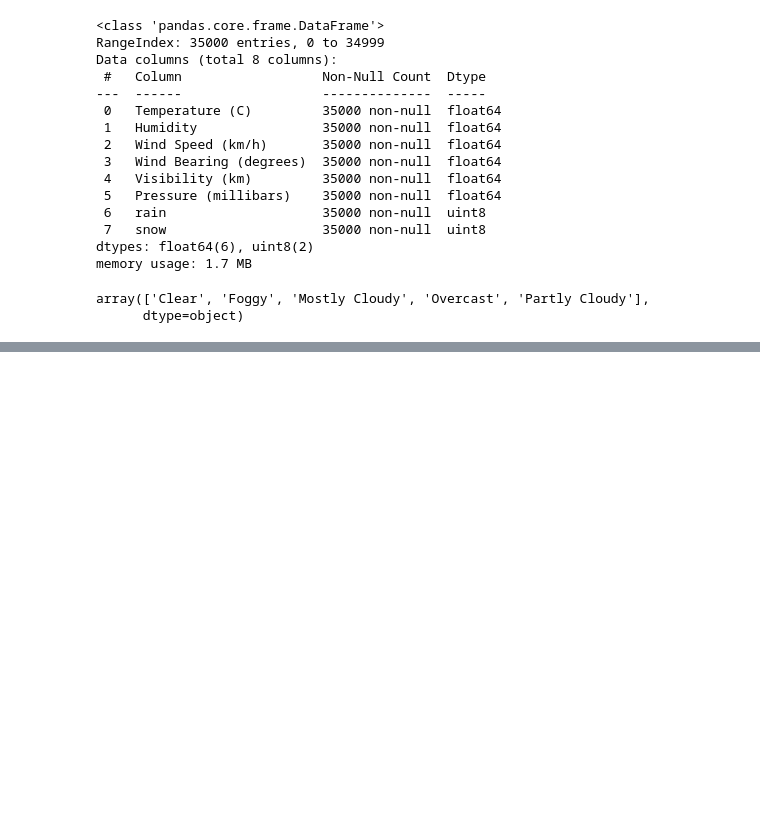
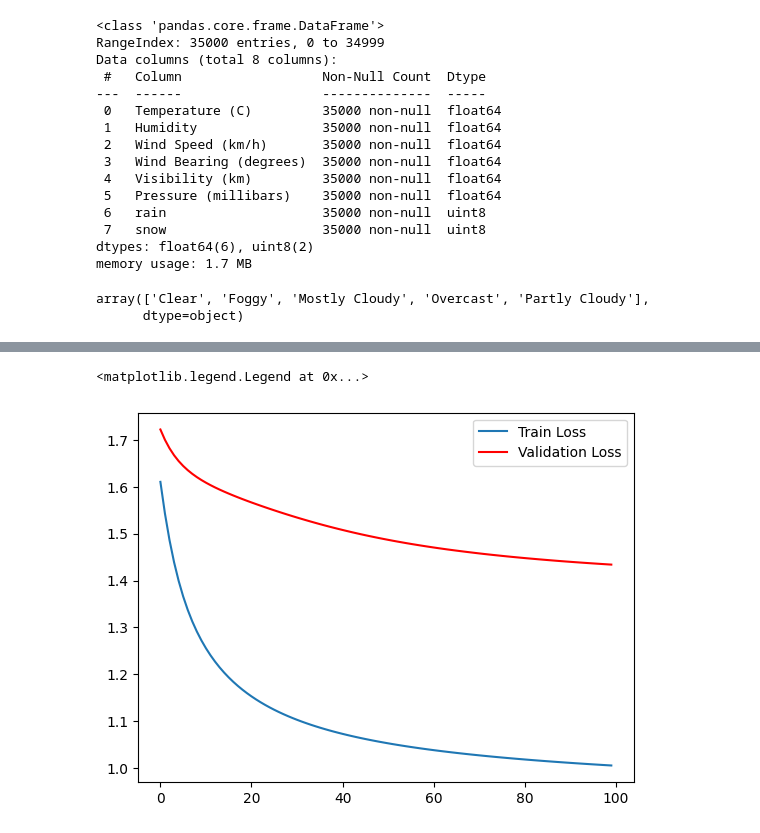
Before and after one commit to AshuAhlawat/SURE-Trust, a Jupyter notebook: G32/ML/logistic regression.ipynb, the cells around one changed output, grey strips where cells are left out. Cells and saved outputs as stored; diff of their text form; code cells hidden in the pictures; blank space fills up the shorter version.

```diff
--- a/G32/ML/logistic regression.ipynb
+++ b/G32/ML/logistic regression.ipynb
@@ -14,5 +21,6 @@ from tensorflow.keras.losses import categorical_crossentropy
 # %%
 df = pd.read_csv("./weather.csv")
+df = shuffle(df)
 
 # deleting bad data
 df.drop(["Daily Summary","Formatted Date","Loud Cover","Apparent Temperature (C)"], axis=1, inplace = True)
@@ -225,0 +219,7 @@ humid = (0.5 - org_mean["Humidity "])
+# %%
+plt.plot(range(100),history_df["loss"])
+plt.plot(range(100),history_df["val_loss"], c="red")
+plt.legend(["Train Loss", "Validation Loss"])
+# %% [output]
+<matplotlib.legend.Legend at 0x...>
+[figure, added]
```
Also changed, not shown: parts of 18 cells of this notebook, 1 other file.
